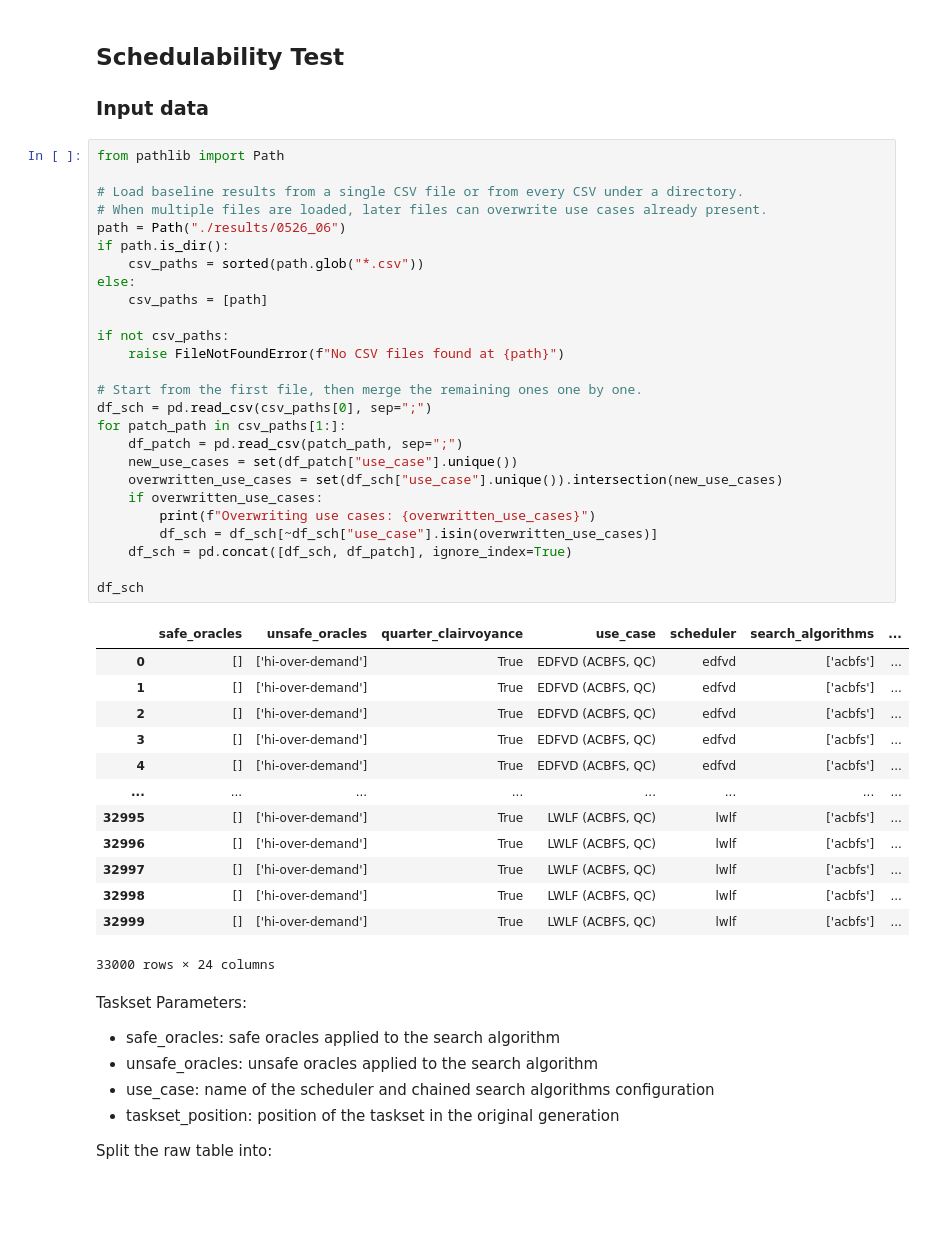
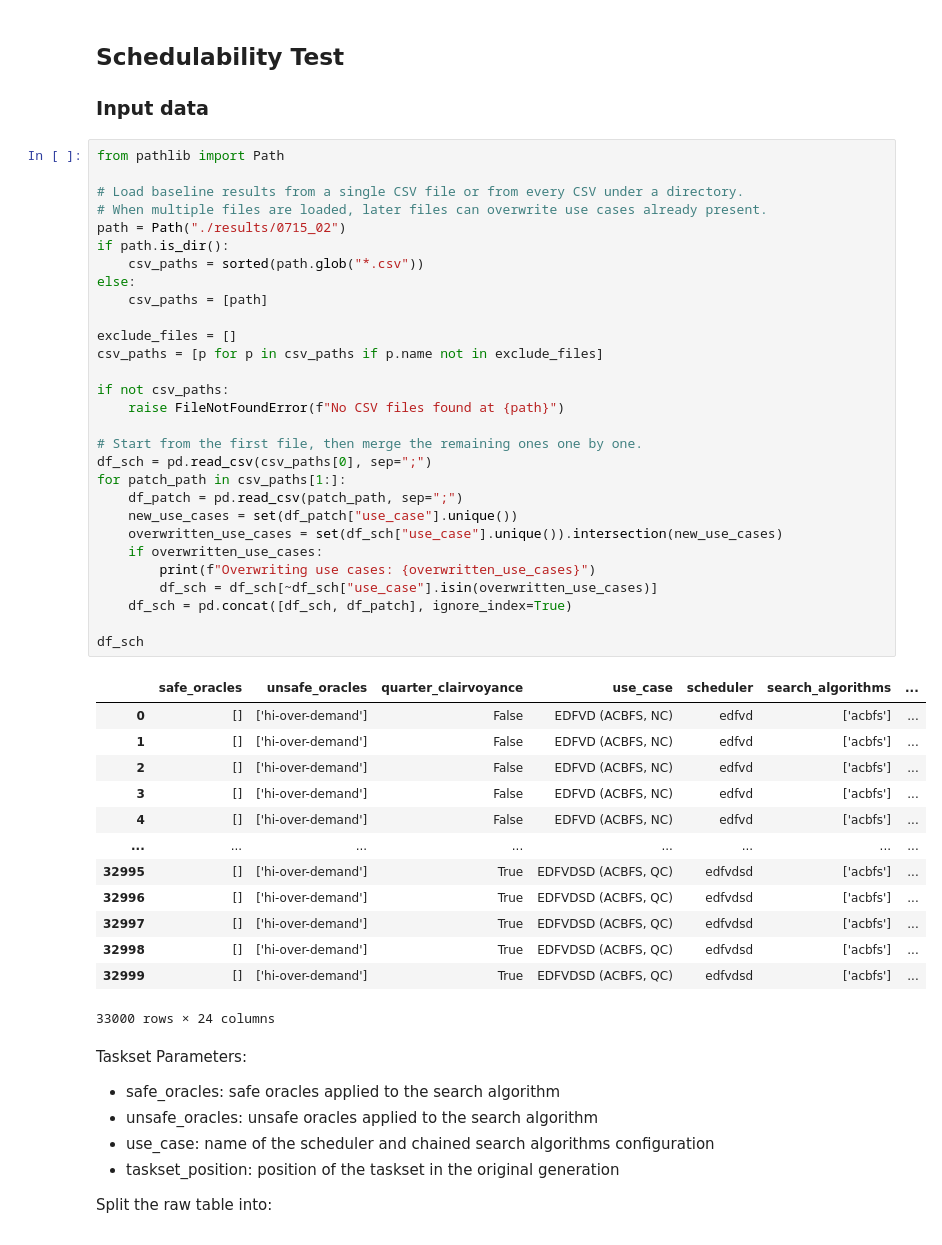
Before and after one commit to Jordan-Sun/mixed-criticality-graph-xp, a Jupyter notebook: notebooks/charts-rtss.ipynb, the cells around one changed output. Cells and saved outputs as stored; diff of their text form; blank space fills up the shorter version.

```diff
--- a/notebooks/charts-rtss.ipynb
+++ b/notebooks/charts-rtss.ipynb
@@ -308,42 +308,45 @@ f.savefig(
 # %%
 from pathlib import Path
 
 # Load baseline results from a single CSV file or from every CSV under a directory.
 # When multiple files are loaded, later files can overwrite use cases already present.
-path = Path("./results/0526_06")
+path = Path("./results/0715_02")
 if path.is_dir():
     csv_paths = sorted(path.glob("*.csv"))
 else:
     csv_paths = [path]
+
+exclude_files = []
+csv_paths = [p for p in csv_paths if p.name not in exclude_files]
 
 if not csv_paths:
     raise FileNotFoundError(f"No CSV files found at {path}")
 
 # Start from the first file, then merge the remaining ones one by one.
 df_sch = pd.read_csv(csv_paths[0], sep=";")
 for patch_path in csv_paths[1:]:
     df_patch = pd.read_csv(patch_path, sep=";")
     new_use_cases = set(df_patch["use_case"].unique())
     overwritten_use_cases = set(df_sch["use_case"].unique()).intersection(new_use_cases)
     if overwritten_use_cases:
         print(f"Overwriting use cases: {overwritten_use_cases}")
         df_sch = df_sch[~df_sch["use_case"].isin(overwritten_use_cases)]
     df_sch = pd.concat([df_sch, df_patch], ignore_index=True)
 
 df_sch
 # %% [output]
 |  | safe_oracles | unsafe_oracles | quarter_clairvoyance | use_case | scheduler | search_algorithms | ... |
-| 0 | [] | ['hi-over-demand'] | True | EDFVD (ACBFS, QC) | edfvd | ['acbfs'] | ... |
-| 1 | [] | ['hi-over-demand'] | True | EDFVD (ACBFS, QC) | edfvd | ['acbfs'] | ... |
-| 2 | [] | ['hi-over-demand'] | True | EDFVD (ACBFS, QC) | edfvd | ['acbfs'] | ... |
-| 3 | [] | ['hi-over-demand'] | True | EDFVD (ACBFS, QC) | edfvd | ['acbfs'] | ... |
-| 4 | [] | ['hi-over-demand'] | True | EDFVD (ACBFS, QC) | edfvd | ['acbfs'] | ... |
+| 0 | [] | ['hi-over-demand'] | False | EDFVD (ACBFS, NC) | edfvd | ['acbfs'] | ... |
+| 1 | [] | ['hi-over-demand'] | False | EDFVD (ACBFS, NC) | edfvd | ['acbfs'] | ... |
+| 2 | [] | ['hi-over-demand'] | False | EDFVD (ACBFS, NC) | edfvd | ['acbfs'] | ... |
+| 3 | [] | ['hi-over-demand'] | False | EDFVD (ACBFS, NC) | edfvd | ['acbfs'] | ... |
+| 4 | [] | ['hi-over-demand'] | False | EDFVD (ACBFS, NC) | edfvd | ['acbfs'] | ... |
 | ... | ... | ... | ... | ... | ... | ... | ... |
-| 32995 | [] | ['hi-over-demand'] | True | LWLF (ACBFS, QC) | lwlf | ['acbfs'] | ... |
-| 32996 | [] | ['hi-over-demand'] | True | LWLF (ACBFS, QC) | lwlf | ['acbfs'] | ... |
-| 32997 | [] | ['hi-over-demand'] | True | LWLF (ACBFS, QC) | lwlf | ['acbfs'] | ... |
-| 32998 | [] | ['hi-over-demand'] | True | LWLF (ACBFS, QC) | lwlf | ['acbfs'] | ... |
-| 32999 | [] | ['hi-over-demand'] | True | LWLF (ACBFS, QC) | lwlf | ['acbfs'] | ... |
+| 32995 | [] | ['hi-over-demand'] | True | EDFVDSD (ACBFS, QC) | edfvdsd | ['acbfs'] | ... |
+| 32996 | [] | ['hi-over-demand'] | True | EDFVDSD (ACBFS, QC) | edfvdsd | ['acbfs'] | ... |
+| 32997 | [] | ['hi-over-demand'] | True | EDFVDSD (ACBFS, QC) | edfvdsd | ['acbfs'] | ... |
+| 32998 | [] | ['hi-over-demand'] | True | EDFVDSD (ACBFS, QC) | edfvdsd | ['acbfs'] | ... |
+| 32999 | [] | ['hi-over-demand'] | True | EDFVDSD (ACBFS, QC) | edfvdsd | ['acbfs'] | ... |
 33000 rows × 24 columns
 # %% [markdown]
 Taskset Parameters:
```
Also changed, not shown: parts of 5 cells of this notebook, 2 other files.
